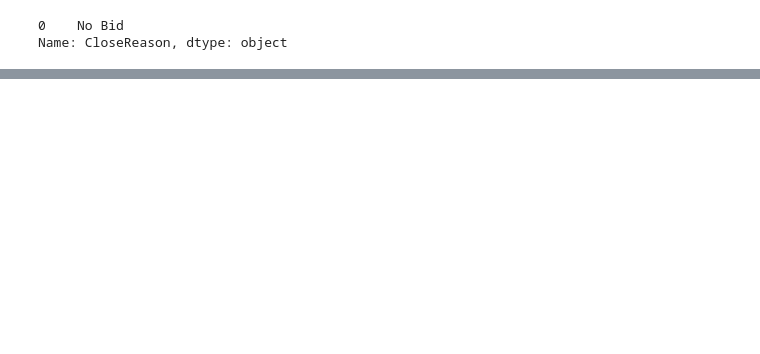
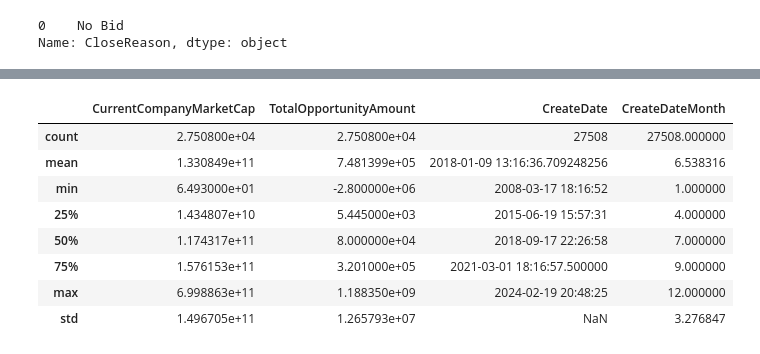
Before and after one commit to Krescenskok/DataScienceSessions, a Jupyter notebook: LogisticRegression.ipynb, the cells around one changed output, grey strips where cells are left out. Drawn from its saved outputs; the diff is of its cells as text; code cells hidden in the pictures; blank space fills up the shorter version.

```diff
--- a/LogisticRegression.ipynb
+++ b/LogisticRegression.ipynb
@@ -249,0 +257,12 @@ display(df)
+# %%
+df.describe()
+# %% [output]
+|  | CurrentCompanyMarketCap | TotalOpportunityAmount | CreateDate | CreateDateMonth |
+| count | 2.750800e+04 | 2.750800e+04 | 27508 | 27508.000000 |
+| mean | 1.330849e+11 | 7.481399e+05 | 2018-01-09 13:16:36.709248256 | 6.538316 |
+| min | 6.493000e+01 | -2.800000e+06 | 2008-03-17 18:16:52 | 1.000000 |
+| 25% | 1.434807e+10 | 5.445000e+03 | 2015-06-19 15:57:31 | 4.000000 |
+| 50% | 1.174317e+11 | 8.000000e+04 | 2018-09-17 22:26:58 | 7.000000 |
+| 75% | 1.576153e+11 | 3.201000e+05 | 2021-03-01 18:16:57.500000 | 9.000000 |
+| max | 6.998863e+11 | 1.188350e+09 | 2024-02-19 20:48:25 | 12.000000 |
+| std | 1.496705e+11 | 1.265793e+07 | NaN | 3.276847 |
```
Also changed, not shown: parts of 22 cells of this notebook.
